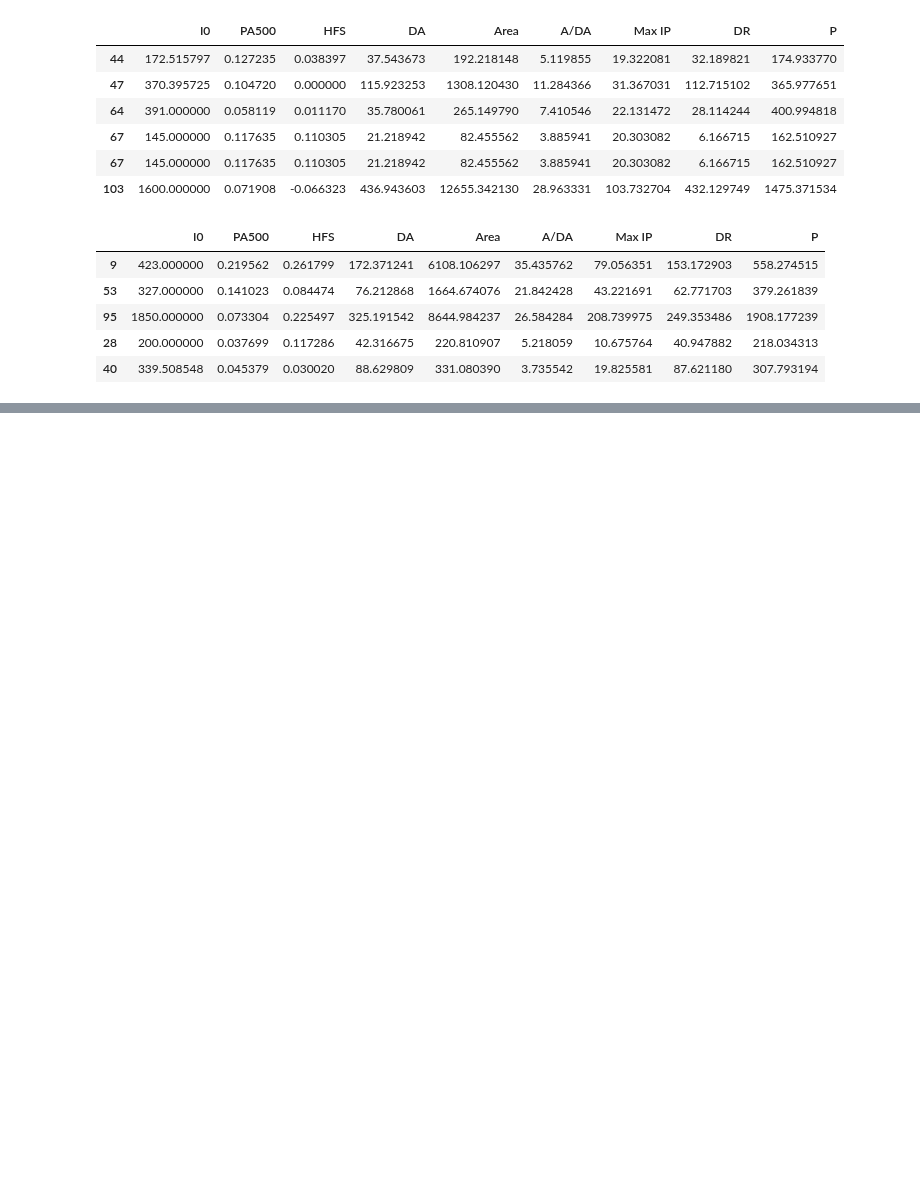
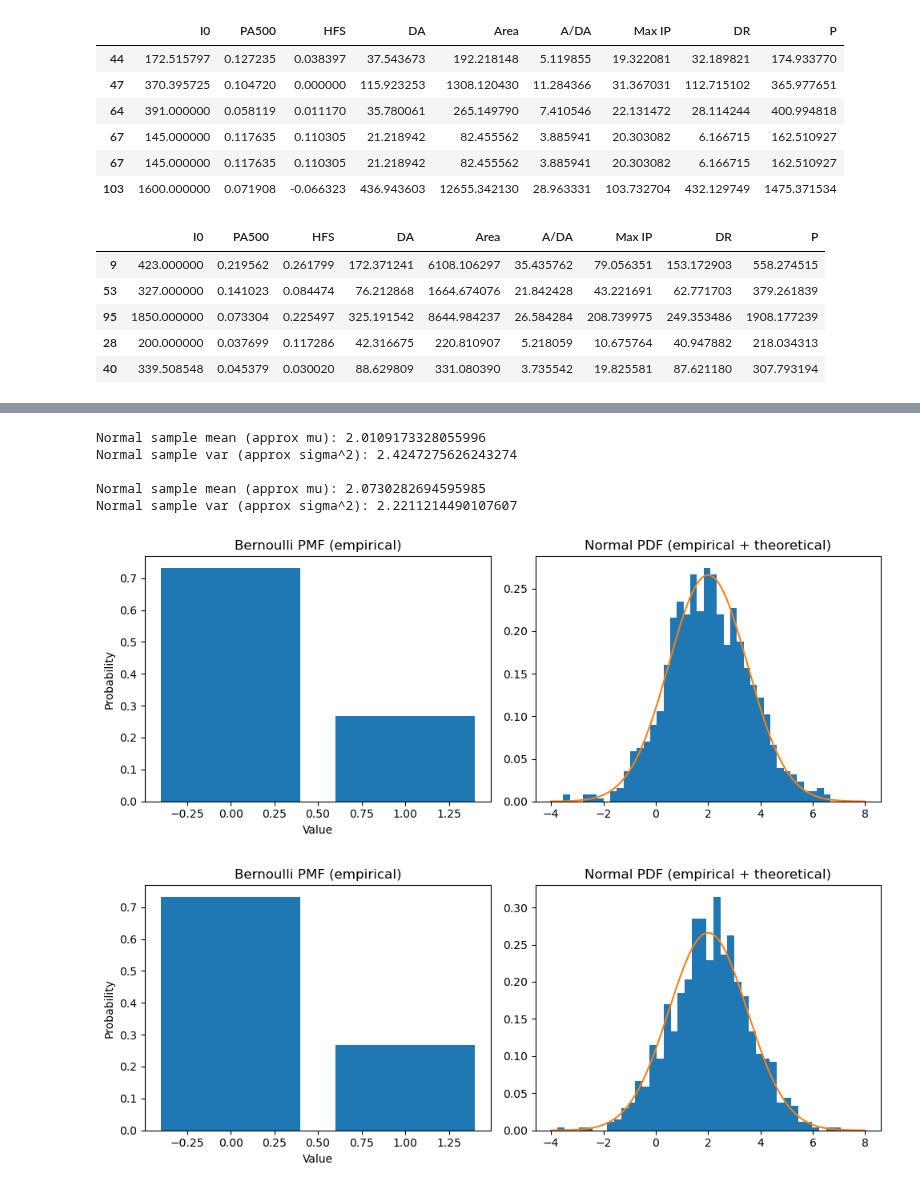
Before and after one commit to Always-Amulya7/TheADS_Repo, a Jupyter notebook: B.Tech Journey/3rd Year/5th Semester/MLC_2341019456/Program.ipynb, the cells around one changed output, grey strips where cells are left out. Saved outputs shown, nothing was run; the diff lists cells and outputs as text; code cells hidden in the pictures; blank space fills up the shorter version.

```diff
--- a/B.Tech Journey/3rd Year/5th Semester/MLC_2341019456/Program.ipynb
+++ b/B.Tech Journey/3rd Year/5th Semester/MLC_2341019456/Program.ipynb
@@ -1140,0 +1184,54 @@ predictors_train.head()
+# %%
+# Normal (continuous) example
+mu, sigma = 2.0, 1.5
+norm_samples = np.random.normal(mu, sigma, size=n_samples)
+print('\nNormal sample mean (approx mu):', norm_samples.mean())
+print('Normal sample var (approx sigma^2):', norm_samples.var())
+
+# Plot PDFs / PMFs
+fig, axes = plt.subplots(1, 2, figsize=(10, 4))
+
+# Bernoulli PMF
+vals, counts = np.unique(bern, return_counts=True)
+axes[0].bar(vals, counts / len(bern))
+axes[0].set_title('Bernoulli PMF (empirical)')
+axes[0].set_xlabel('Value')
+axes[0].set_ylabel('Probability')
+
+# Normal PDF (empirical histogram + theoretical PDF)
+axes[1].hist(norm_samples, bins=40, density=True)
+x = np.linspace(mu - 4*sigma, mu + 4*sigma, 200)
+axes[1].plot(x, stats.norm.pdf(x, mu, sigma))
+axes[1].set_title('Normal PDF (empirical + theoretical)')
+
+plt.tight_layout()# Normal (continuous) example
+mu, sigma = 2.0, 1.5
+norm_samples = np.random.normal(mu, sigma, size=n_samples)
+print('\nNormal sample mean (approx mu):', norm_samples.mean())
+print('Normal sample var (approx sigma^2):', norm_samples.var())
+
+# Plot PDFs / PMFs
+fig, axes = plt.subplots(1, 2, figsize=(10, 4))
+
+# Bernoulli PMF
+vals, counts = np.unique(bern, return_counts=True)
+axes[0].bar(vals, counts / len(bern))
+axes[0].set_title('Bernoulli PMF (empirical)')
+axes[0].set_xlabel('Value')
+axes[0].set_ylabel('Probability')
+
+# Normal PDF (empirical histogram + theoretical PDF)
+axes[1].hist(norm_samples, bins=40, density=True)
+x = np.linspace(mu - 4*sigma, mu + 4*sigma, 200)
+axes[1].plot(x, stats.norm.pdf(x, mu, sigma))
+axes[1].set_title('Normal PDF (empirical + theoretical)')
+
+plt.tight_layout()
+# %% [output]
+Normal sample mean (approx mu): 2.0109173328055996
+Normal sample var (approx sigma^2): 2.4247275626243274
+
+Normal sample mean (approx mu): 2.0730282694595985
+Normal sample var (approx sigma^2): 2.2211214490107607
+[figure, added]
+[figure, added]
```
Also changed, not shown: parts of 19 cells of this notebook, 58 other files.
